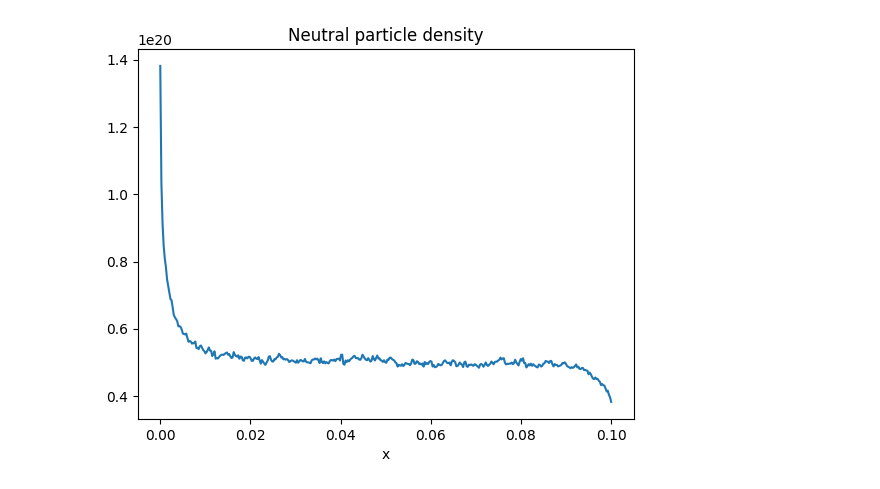
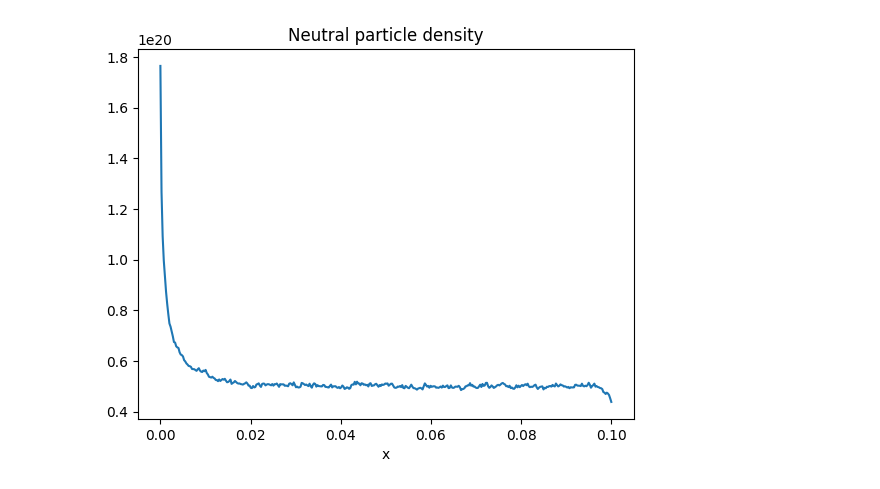
Before and after one commit to RVB12/neptune-mc, a Jupyter notebook: examples/1d-test.ipynb, the cells around one changed output. Drawn from its saved outputs; the diff is of its cells as text; code cells hidden in the pictures.

Commit message:
add partially reflecting boundary condition + bc refactor into objects

```diff
--- a/examples/1d-test.ipynb
+++ b/examples/1d-test.ipynb
@@ -8,23 +8,17 @@ import time
 
 config = {}
 
+# Length of the domain
 Lx = 0.1
 Ly = 0.1
 Lz = 0.1
+
+# Number of cells in each direction
 nx = 400
 ny = 1
 nz = 1
 
-config["mesh"] = {
-    "type": "voxel",
-    "Lx": Lx,
-    "Ly": Ly,
-    "Lz": Lz,
-    "nx": nx,
-    "ny": ny,
-    "nz": nz
-}
-
+# Background parameters
 ncells = nx * ny * nz
 
 plasma_dens = np.zeros(ncells, dtype=np.float64)
@@ -42,6 +36,19 @@ for i in range(ncells):
 for i in range(ncells):
     plasma_vel_x[i] = 1.0e4
 
+# Translate parameters into json format
+
+config["mesh"] = {
+    "type": "voxel",
+    "Lx": Lx,
+    "Ly": Ly,
+    "Lz": Lz,
+    "nx": nx,
+    "ny": ny,
+    "nz": nz
+}
+
+
 config["background"] = {
     "plasma_dens": plasma_dens.tolist(),
     "plasma_temp": plasma_temp.tolist(),
@@ -53,32 +60,48 @@ config["background"] = {
 
 config["sources"] = [
     {
-        "type": "line",
+        "type": "point",
         "intensity": 5.0e21,
-        "pos_a": [0, 0, 0],
-        "pos_b": [0, 0.1, 0],
+        "pos": [0, 0.05, 0.05],
+        "vel_mean": [100, 0, 0],
+        "vel_stddev": 10000,
         "n_particles": 10000,
     }
 ]
 
 config["boundary_conditions"] = [
-    "reflective",
-    "reflective",
-    "reflective",
-    "absorbing",
-    "reflective",
-    "reflective"
+    {
+        "type": "specular"
+    },
+    {
+        "type": "specular"
+    },
+    {
+        "type": "specular"
+    },
+    {
+        "type": "partially_specular",
+        "absorption_coefficient": 0.95
+    },
+    {
+        "type": "specular"
+    },
+    {
+        "type": "specular"
+    },
 ]
 
 config["max_steps"] = 1000
 config["seed"] = 0
+
+# Run the simulation
 inputstring = json.dumps(config)
 
 with open("input.json", "w") as f:
     f.write(inputstring)
 
 start_time = time.time()
-subprocess.check_output(["neptune-json"]).decode("utf-8")
+subprocess.check_output(["neptune-mc"]).decode("utf-8")
 end_time = time.time()
 
 print("Simulation took", end_time - start_time, "seconds")
@@ -105 +128 @@ Simulation took 0.27339935302734375 seconds
-[figure, old version]
+[figure, new version]
```
Also changed, not shown: parts of 1 cell of this notebook, 13 other files.
